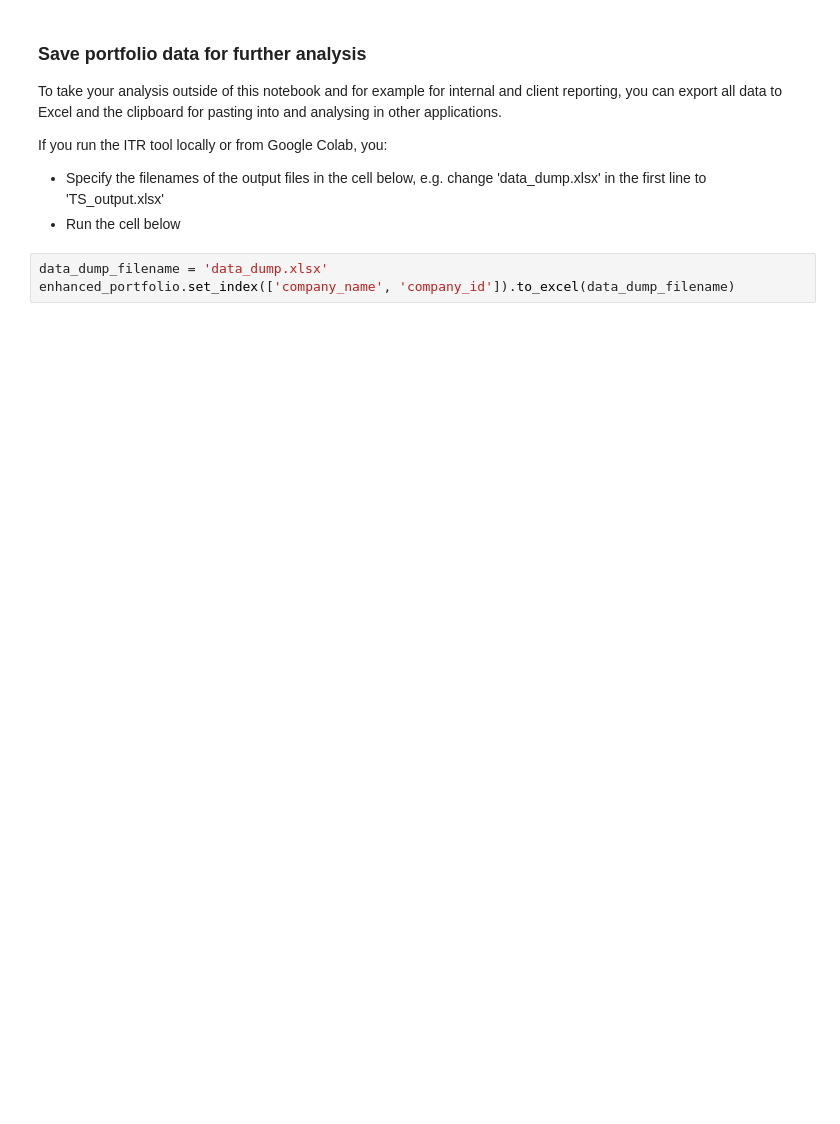
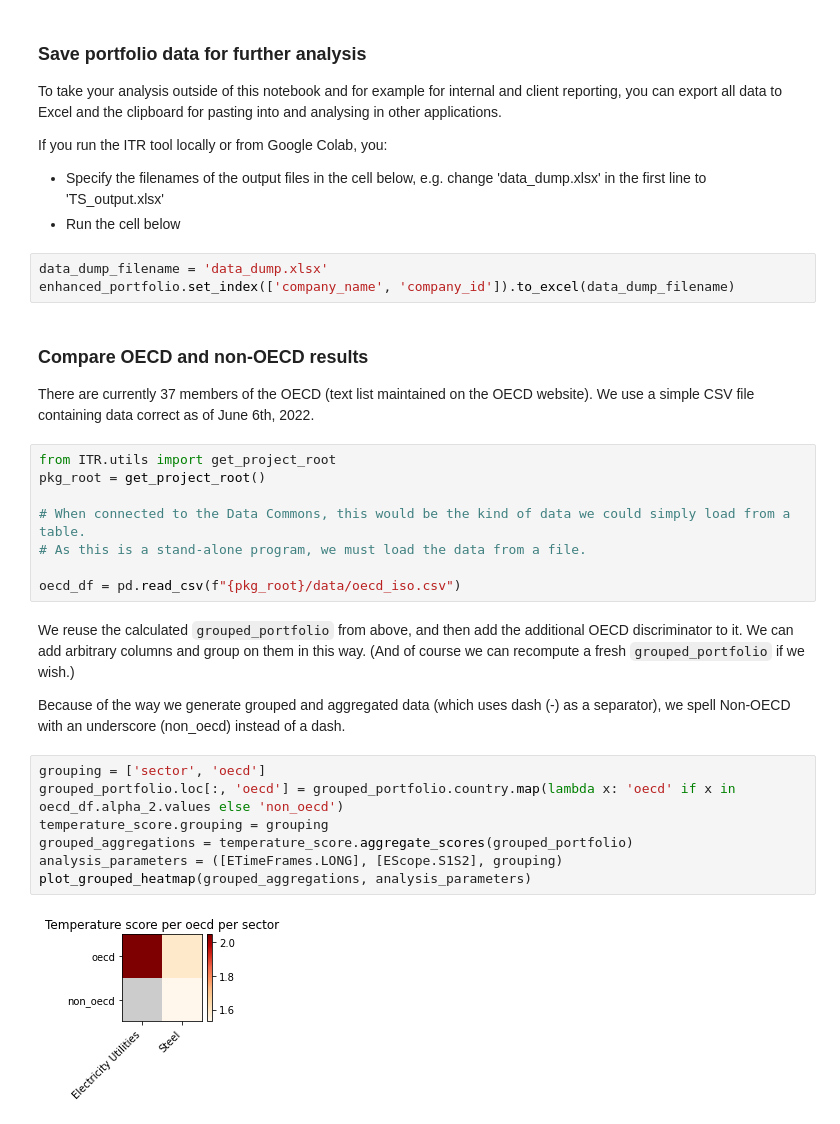
Before and after one commit to os-climate/ITR, a Jupyter notebook: examples/quick_template_score_calc.ipynb, the cells around one changed output. Cells and saved outputs as stored; diff of their text form; blank space fills up the shorter version.

```diff
--- a/examples/quick_template_score_calc.ipynb
+++ b/examples/quick_template_score_calc.ipynb
@@ -277,3 +347,28 @@ If you run the ITR tool locally or from Google Colab, you:
 # %%
 data_dump_filename = 'data_dump.xlsx'
 enhanced_portfolio.set_index(['company_name', 'company_id']).to_excel(data_dump_filename)
+# %% [markdown]
+### Compare OECD and non-OECD results
+
+There are currently 37 members of the OECD (text list maintained on the OECD website).  We use a simple CSV file containing data correct as of June 6th, 2022.
+# %%
+from ITR.utils import get_project_root
+pkg_root = get_project_root()
+
+# When connected to the Data Commons, this would be the kind of data we could simply load from a table.
+# As this is a stand-alone program, we must load the data from a file.
+
+oecd_df = pd.read_csv(f"{pkg_root}/data/oecd_iso.csv")
+# %% [markdown]
+We reuse the calculated `grouped_portfolio` from above, and then add the additional OECD discriminator to it.  We can add arbitrary columns and group on them in this way.  (And of course we can recompute a fresh `grouped_portfolio` if we wish.)
+
+Because of the way we generate grouped and aggregated data (which uses dash (-) as a separator), we spell Non-OECD with an underscore  (non_oecd) instead of a dash.
+# %%
+grouping = ['sector', 'oecd']
+grouped_portfolio.loc[:, 'oecd'] = grouped_portfolio.country.map(lambda x: 'oecd' if x in oecd_df.alpha_2.values else 'non_oecd')
+temperature_score.grouping = grouping
+grouped_aggregations = temperature_score.aggregate_scores(grouped_portfolio)
+analysis_parameters = ([ETimeFrames.LONG], [EScope.S1S2], grouping)
+plot_grouped_heatmap(grouped_aggregations, analysis_parameters)
+# %% [output]
+[figure, added]
```
Also changed, not shown: parts of 13 cells of this notebook, 1 other file.
